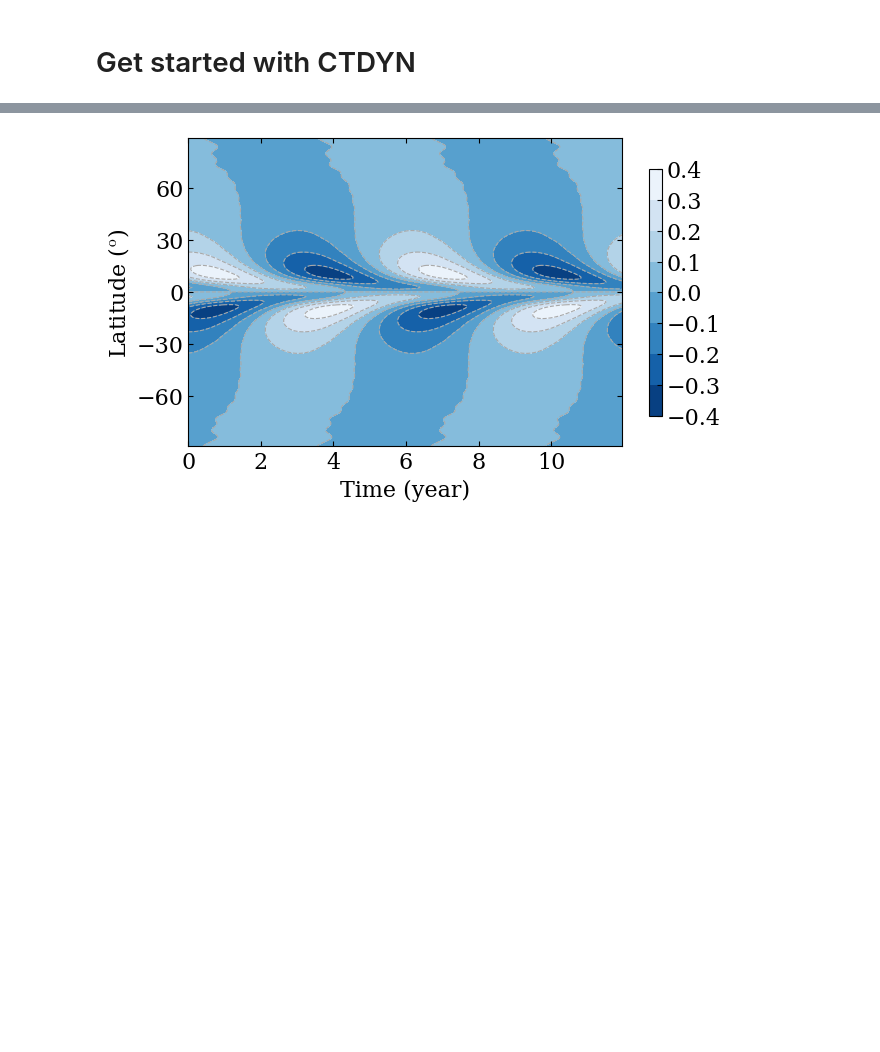
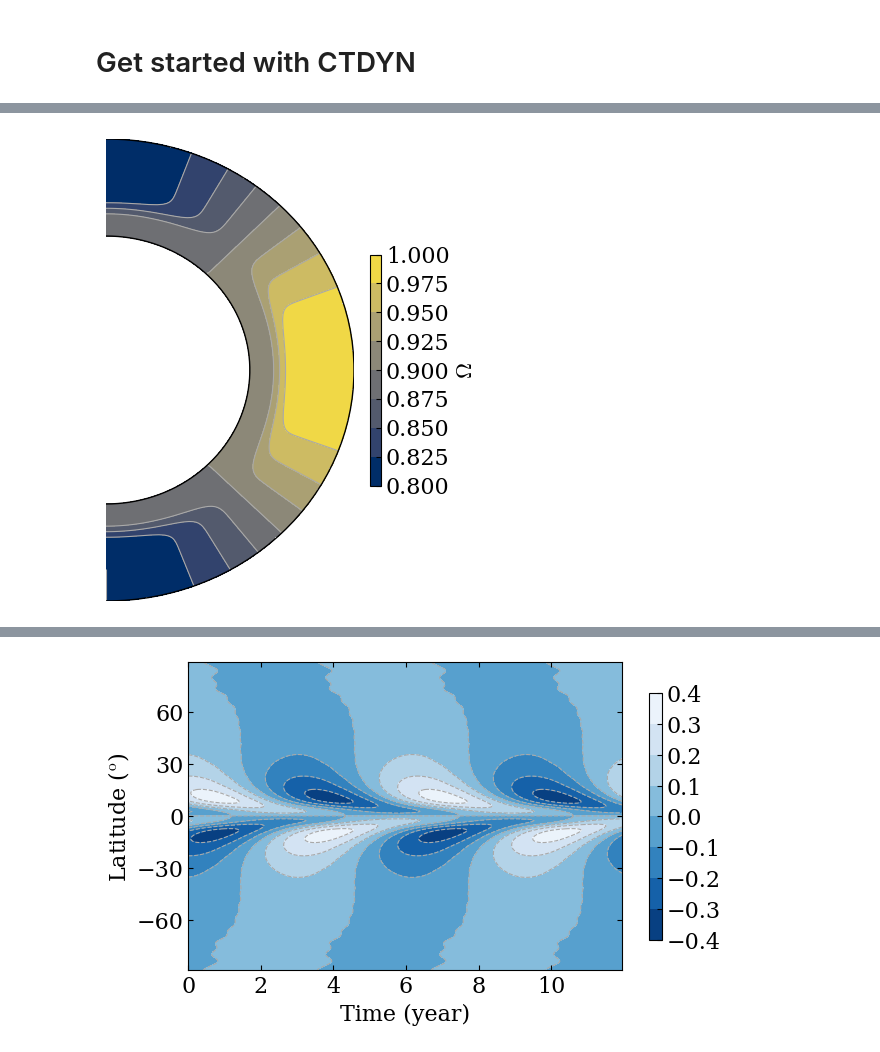
Before and after one commit to sybreton/CTDYN, a Jupyter notebook: notebooks/quickstart.ipynb, the cells around one changed output, grey strips where cells are left out. Saved outputs shown, nothing was run; the diff lists cells and outputs as text; code cells hidden in the pictures; blank space fills up the shorter version.

```diff
--- a/notebooks/quickstart.ipynb
+++ b/notebooks/quickstart.ipynb
@@ -21,0 +34,8 @@ Running CTDYN with input file 'ctdyn_output/inlist_ctdyn'.
+# %%
+filename = "ctdyn_output/omega.dat"
+r, theta, mesh = dyn.read_field_map (filename)
+fig = dyn.plot_meridional_map (r, theta, mesh,
+                               label=r"$\Omega$",
+                               cmap="cividis")
+# %% [output]
+[figure, added]
```
Also changed, not shown: parts of 11 cells of this notebook, 13 other files.
